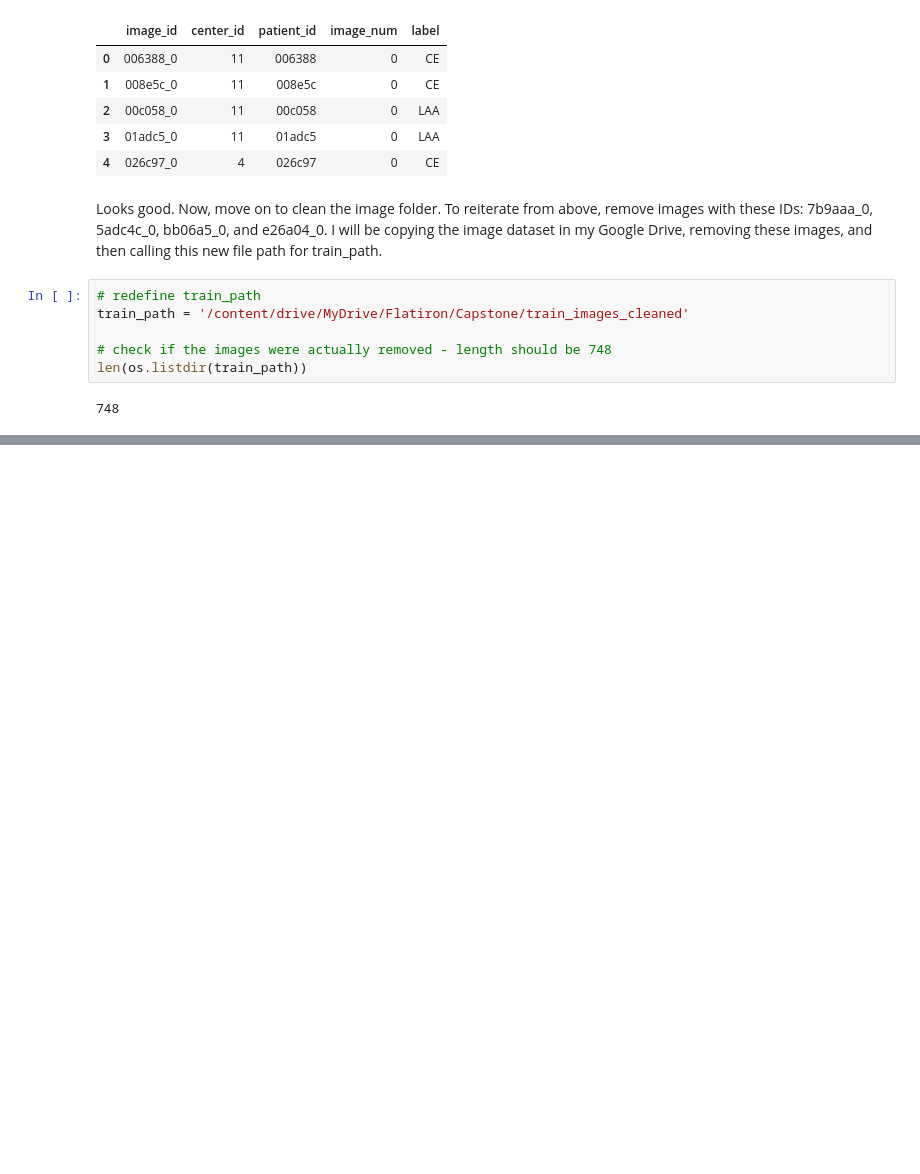
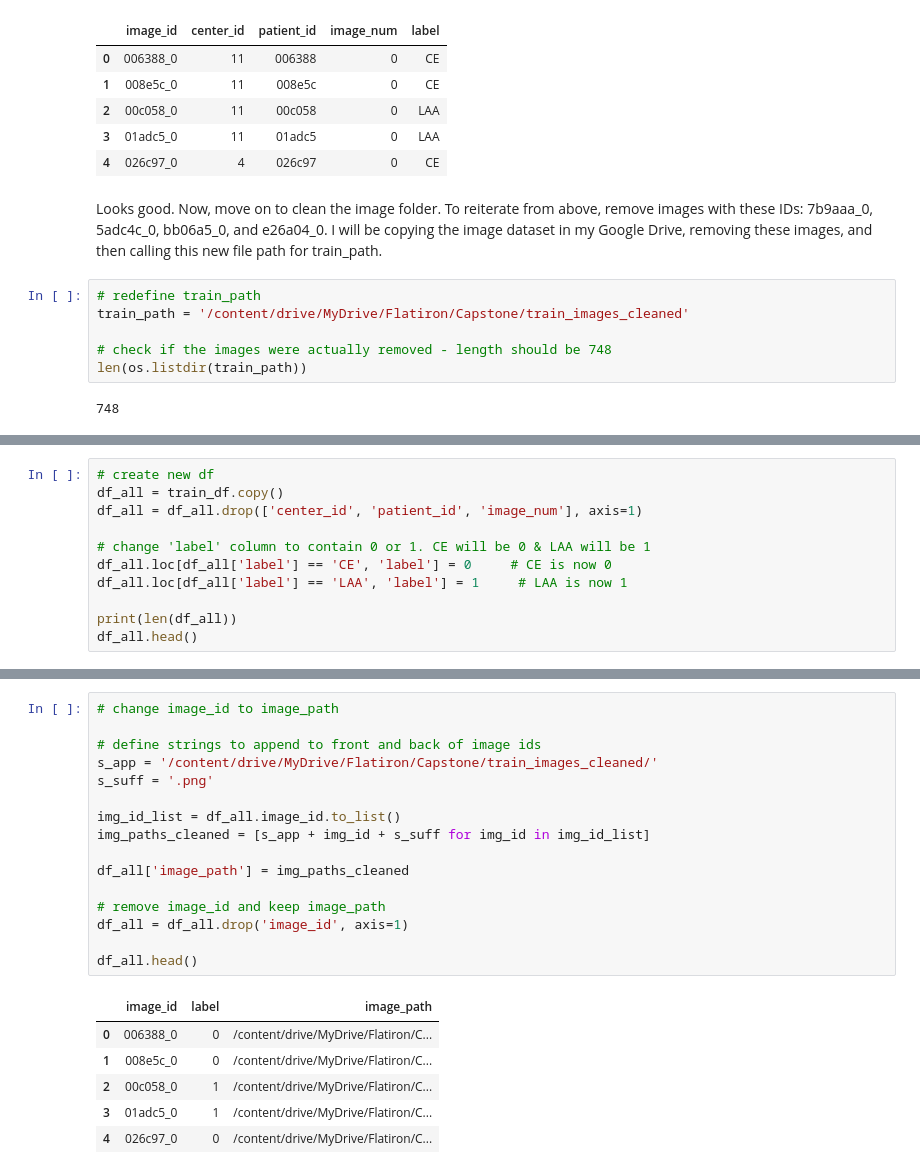
Before and after one commit to samoliver3/capstone-STRIP-AI, a Jupyter notebook: STRIP.ipynb, the cells around one changed output, grey strips where cells are left out. Cells and saved outputs as stored; diff of their text form; blank space fills up the shorter version.

```diff
--- a/STRIP.ipynb
+++ b/STRIP.ipynb
@@ -305,0 +341,11 @@ len(os.listdir(train_path))
+# %%
+# create new df
+df_all = train_df.copy()
+df_all = df_all.drop(['center_id', 'patient_id', 'image_num'], axis=1)
+
+# change 'label' column to contain 0 or 1. CE will be 0 & LAA will be 1
+df_all.loc[df_all['label'] == 'CE', 'label'] = 0     # CE is now 0
+df_all.loc[df_all['label'] == 'LAA', 'label'] = 1     # LAA is now 1
+
+print(len(df_all))
+df_all.head()
@@ -305,0 +360,23 @@ len(os.listdir(train_path))
+# %%
+# change image_id to image_path
+
+# define strings to append to front and back of image ids
+s_app = '/content/drive/MyDrive/Flatiron/Capstone/train_images_cleaned/'
+s_suff = '.png'
+
+img_id_list = df_all.image_id.to_list()
+img_paths_cleaned = [s_app + img_id + s_suff for img_id in img_id_list]
+
+df_all['image_path'] = img_paths_cleaned
+
+# remove image_id and keep image_path
+df_all = df_all.drop('image_id', axis=1)
+
+df_all.head()
+# %% [output]
+|  | image_id | label | image_path |
+| 0 | 006388_0 | 0 | /content/drive/MyDrive/Flatiron/C... |
+| 1 | 008e5c_0 | 0 | /content/drive/MyDrive/Flatiron/C... |
+| 2 | 00c058_0 | 1 | /content/drive/MyDrive/Flatiron/C... |
+| 3 | 01adc5_0 | 1 | /content/drive/MyDrive/Flatiron/C... |
+| 4 | 026c97_0 | 0 | /content/drive/MyDrive/Flatiron/C... |
```
Also changed, not shown: parts of 10 cells of this notebook.
